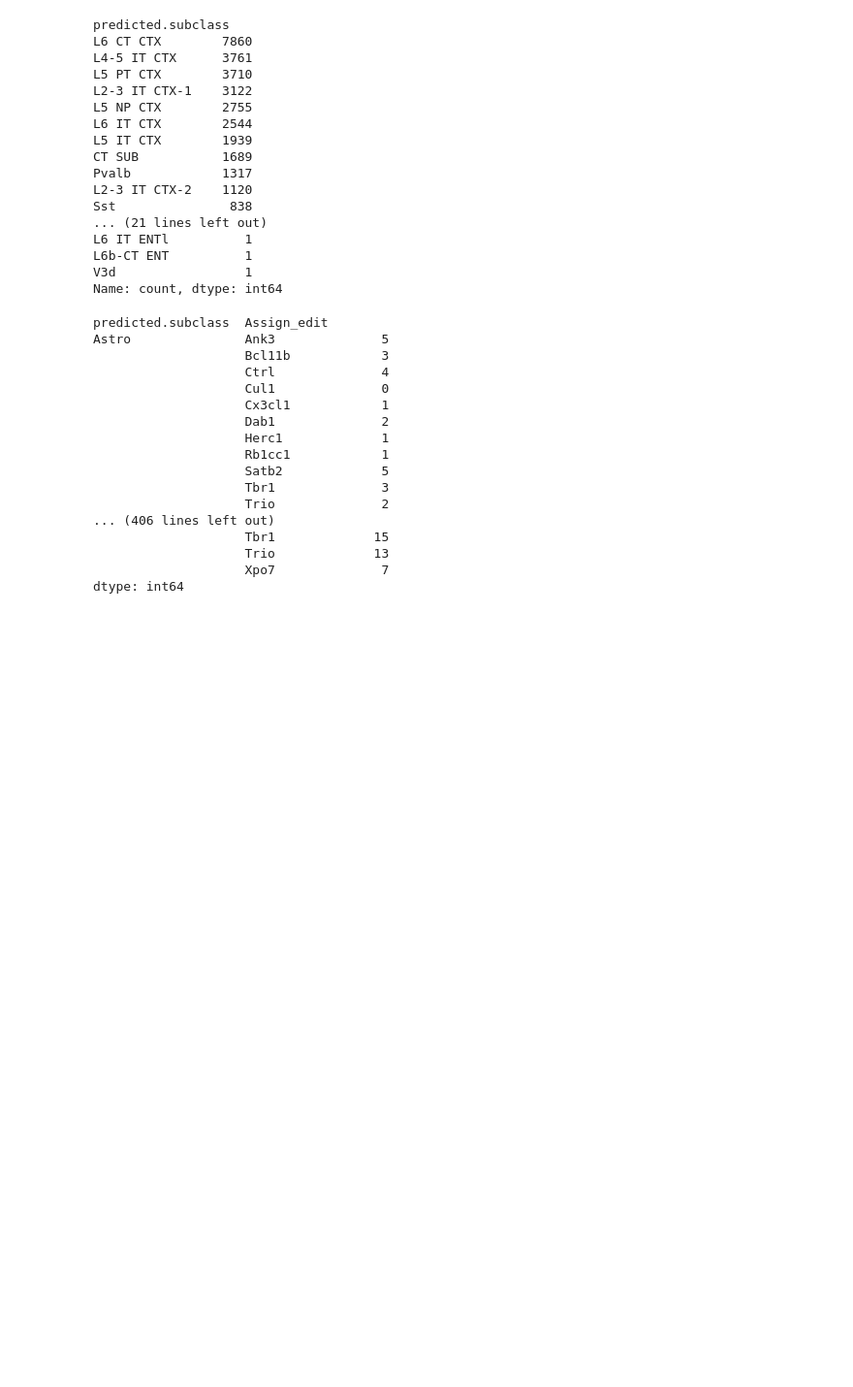
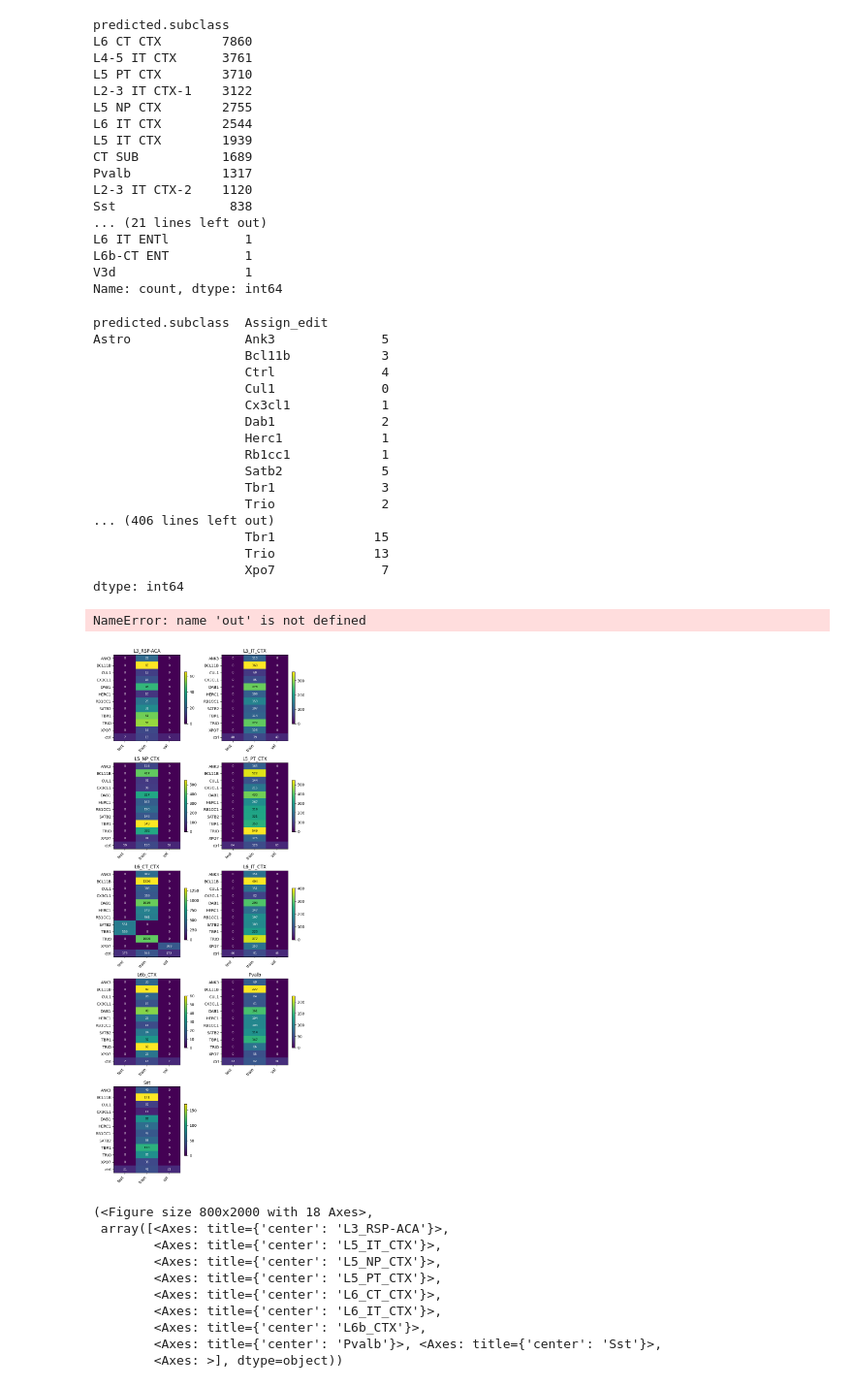
Before and after one commit to asunboi/proving-ground, a Jupyter notebook: 0_datasets/linear_baseline.ipynb, the cells around one changed output. Shown: that part at 97% size. Cells and saved outputs as stored; diff of their text form; code cells hidden in the pictures; blank space fills up the shorter version.

```diff
--- a/0_datasets/linear_baseline.ipynb
+++ b/0_datasets/linear_baseline.ipynb
@@ -164,0 +257,18 @@ dtype: int64
+# %%
+out
+# %% [output]
+NameError: name 'out' is not defined
+# %%
+plot_counts(boli.obs, cell_line_col="cell_type", gene_col="condition")
+# %% [output]
+[figure, added]
+(<Figure size 800x2000 with 18 Axes>,
+ array([<Axes: title={'center': 'L3_RSP-ACA'}>,
+        <Axes: title={'center': 'L5_IT_CTX'}>,
+        <Axes: title={'center': 'L5_NP_CTX'}>,
+        <Axes: title={'center': 'L5_PT_CTX'}>,
+        <Axes: title={'center': 'L6_CT_CTX'}>,
+        <Axes: title={'center': 'L6_IT_CTX'}>,
+        <Axes: title={'center': 'L6b_CTX'}>,
+        <Axes: title={'center': 'Pvalb'}>, <Axes: title={'center': 'Sst'}>,
+        <Axes: >], dtype=object))
```
Also changed, not shown: parts of 1 cell of this notebook, 4 other files.
